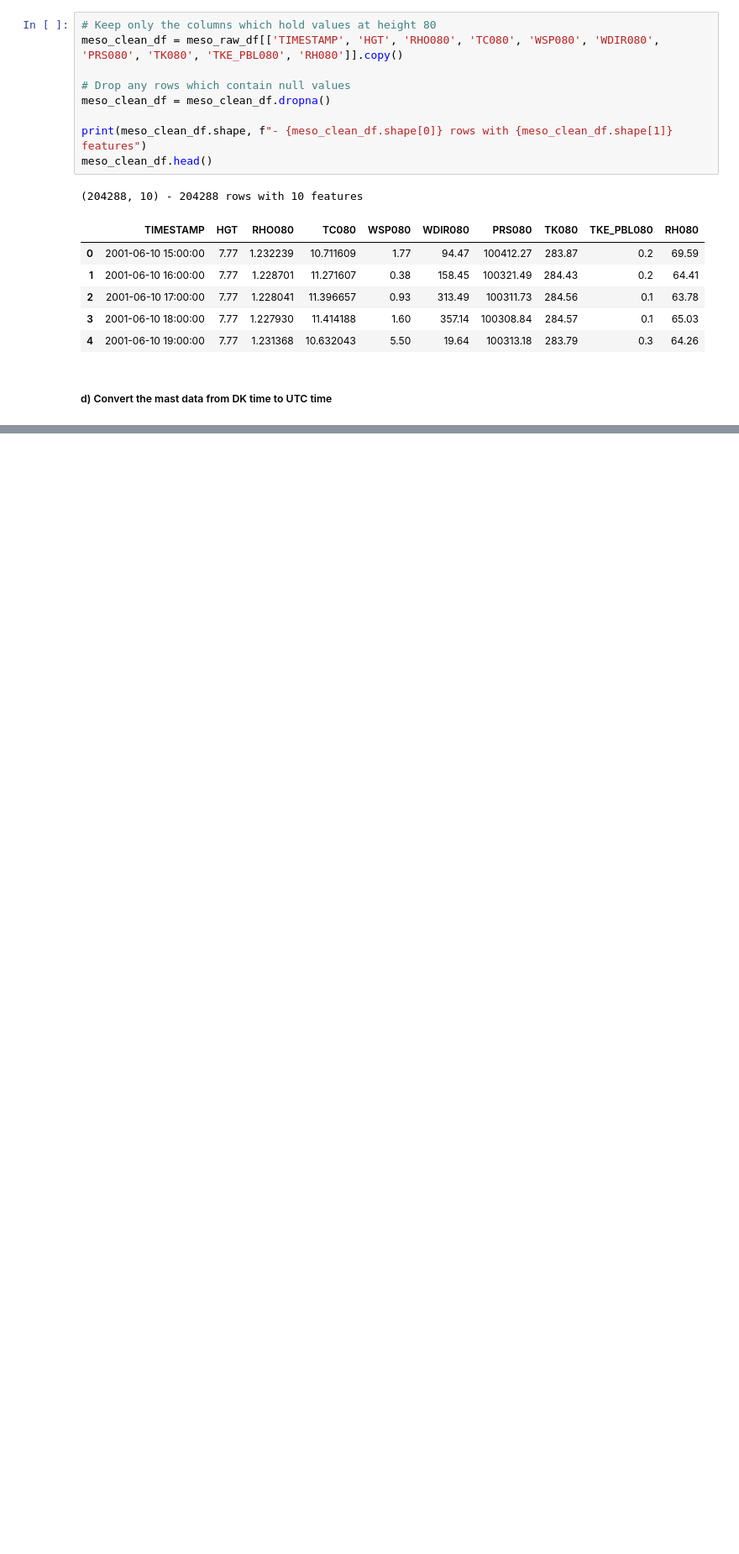
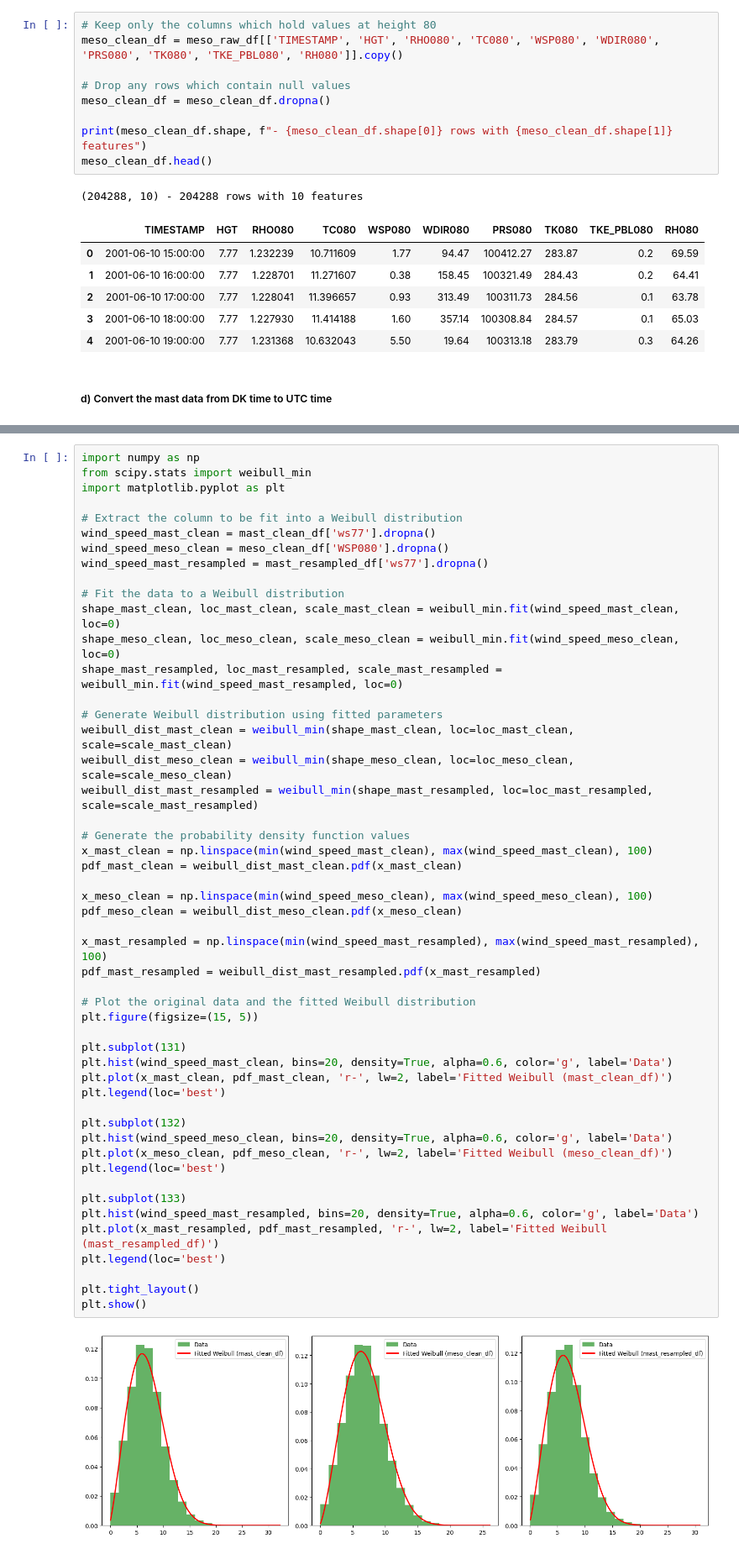
Before and after one commit to maxim-zavidei/viauc-mal1-a23, a Jupyter notebook: assignment3/assignment3-solution.ipynb, the cells around one changed output, grey strips where cells are left out. Shown at 84% size. Drawn from its saved outputs; the diff is of its cells as text; blank space fills up the shorter version.

```diff
--- a/assignment3/assignment3-solution.ipynb
+++ b/assignment3/assignment3-solution.ipynb
@@ -226,0 +231,52 @@ result
+# %%
+import numpy as np
+from scipy.stats import weibull_min
+import matplotlib.pyplot as plt
+
+# Extract the column to be fit into a Weibull distribution
+wind_speed_mast_clean = mast_clean_df['ws77'].dropna()
+wind_speed_meso_clean = meso_clean_df['WSP080'].dropna()
+wind_speed_mast_resampled = mast_resampled_df['ws77'].dropna()
+
+# Fit the data to a Weibull distribution
+shape_mast_clean, loc_mast_clean, scale_mast_clean = weibull_min.fit(wind_speed_mast_clean, loc=0)
+shape_meso_clean, loc_meso_clean, scale_meso_clean = weibull_min.fit(wind_speed_meso_clean, loc=0)
+shape_mast_resampled, loc_mast_resampled, scale_mast_resampled = weibull_min.fit(wind_speed_mast_resampled, loc=0)
+
+# Generate Weibull distribution using fitted parameters
+weibull_dist_mast_clean = weibull_min(shape_mast_clean, loc=loc_mast_clean, scale=scale_mast_clean)
+weibull_dist_meso_clean = weibull_min(shape_meso_clean, loc=loc_meso_clean, scale=scale_meso_clean)
+weibull_dist_mast_resampled = weibull_min(shape_mast_resampled, loc=loc_mast_resampled, scale=scale_mast_resampled)
+
+# Generate the probability density function values
+x_mast_clean = np.linspace(min(wind_speed_mast_clean), max(wind_speed_mast_clean), 100)
+pdf_mast_clean = weibull_dist_mast_clean.pdf(x_mast_clean)
+
+x_meso_clean = np.linspace(min(wind_speed_meso_clean), max(wind_speed_meso_clean), 100)
+pdf_meso_clean = weibull_dist_meso_clean.pdf(x_meso_clean)
+
+x_mast_resampled = np.linspace(min(wind_speed_mast_resampled), max(wind_speed_mast_resampled), 100)
+pdf_mast_resampled = weibull_dist_mast_resampled.pdf(x_mast_resampled)
+
+# Plot the original data and the fitted Weibull distribution
+plt.figure(figsize=(15, 5))
+
+plt.subplot(131)
+plt.hist(wind_speed_mast_clean, bins=20, density=True, alpha=0.6, color='g', label='Data')
+plt.plot(x_mast_clean, pdf_mast_clean, 'r-', lw=2, label='Fitted Weibull (mast_clean_df)')
+plt.legend(loc='best')
+
+plt.subplot(132)
+plt.hist(wind_speed_meso_clean, bins=20, density=True, alpha=0.6, color='g', label='Data')
+plt.plot(x_meso_clean, pdf_meso_clean, 'r-', lw=2, label='Fitted Weibull (meso_clean_df)')
+plt.legend(loc='best')
+
+plt.subplot(133)
+plt.hist(wind_speed_mast_resampled, bins=20, density=True, alpha=0.6, color='g', label='Data')
+plt.plot(x_mast_resampled, pdf_mast_resampled, 'r-', lw=2, label='Fitted Weibull (mast_resampled_df)')
+plt.legend(loc='best')
+
+plt.tight_layout()
+plt.show()
+# %% [output]
+[figure, added]
```
Also changed, not shown: parts of 19 cells of this notebook.
